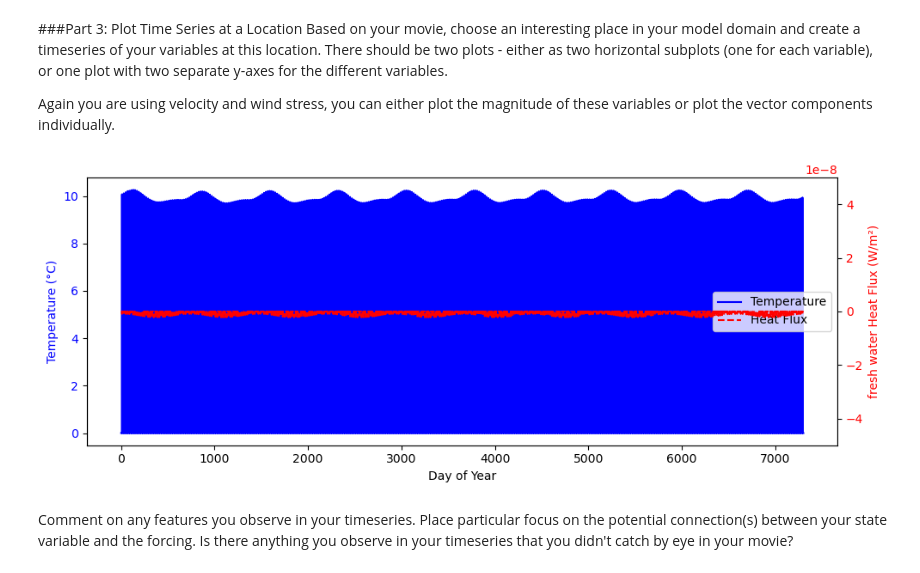
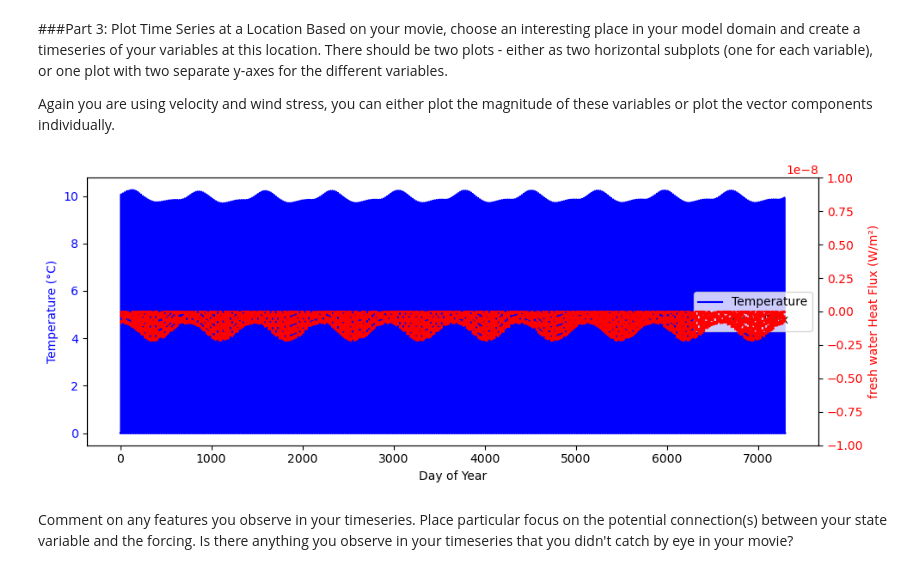
Before and after one commit to Mason-mjones/ms274_fall2025, a Jupyter notebook: Homework 5/HW5 An External Forcing Experiment.ipynb, the cells around one changed output. Saved outputs shown, nothing was run; the diff lists cells and outputs as text; code cells hidden in the pictures.

```diff
--- a/Homework 5/HW5 An External Forcing Experiment.ipynb
+++ b/Homework 5/HW5 An External Forcing Experiment.ipynb
@@ -187,29 +187,29 @@ fresh_timeseries[day-1] = fresh_grid[row[0], col[0]]
 # %%
 fig, ax1 = plt.subplots(figsize=(10,4))
 
 # temperature on left y-axis
 ax1.plot(days, temp_timeseries, color='blue', label='Temperature')
 ax1.set_xlabel("Day of Year")
 ax1.set_ylabel("Temperature (°C)", color='blue')
 ax1.tick_params(axis='y', labelcolor='blue')
 
 # Fresh water heat flux on right y-axis
 ax2 = ax1.twinx()
 ax2.plot(days, fresh_timeseries, color='red', linestyle='--', label='Heat Flux')
 ax2.set_ylabel("fresh water Heat Flux (W/m²)", color='red')
 ax2.tick_params(axis='y', labelcolor='red')
 
 # set y-limits for heat flux
-ax2.set_ylim(-5e-8, 5e-8)
+ax2.set_ylim(-1e-8, 1e-8)
 
 lines, labels = ax1.get_legend_handles_labels()
 lines2, labels2 = ax2.get_legend_handles_labels()
 ax1.legend(lines + lines2, labels + labels2, loc='best')
 
 fig.tight_layout()
 plt.show()
 # %% [output]
-[figure, old version]
+[figure, new version]
 # %% [markdown]
 Comment on any features you observe in your timeseries. Place particular focus on the potential connection(s) between your state variable and the forcing. Is there anything you observe in your timeseries that you didn't catch by eye in your movie?
 # %% [markdown]
```
